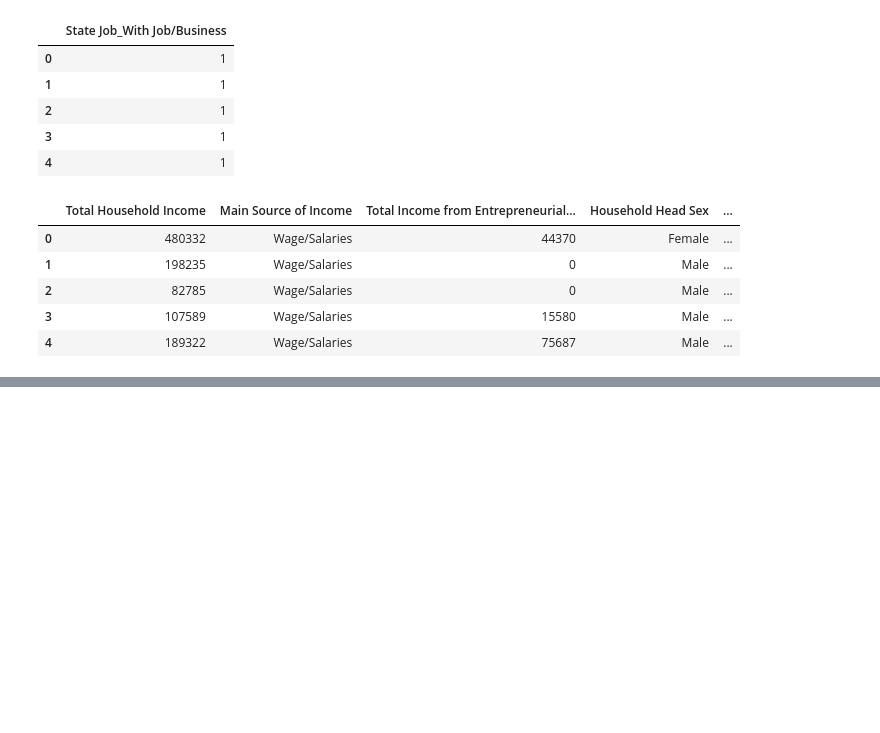
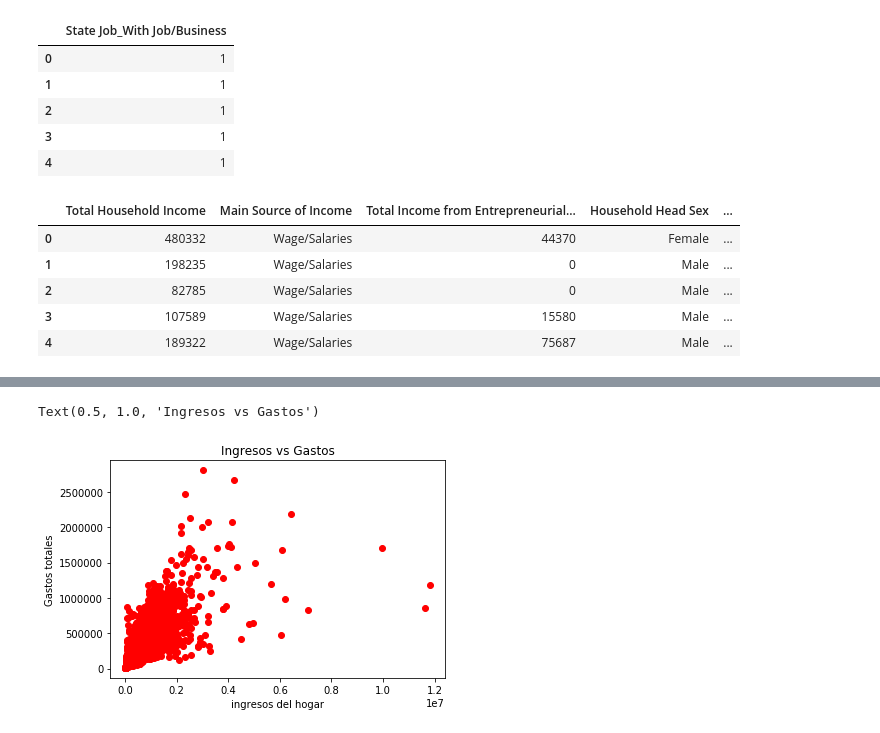
Before and after one commit to luisbenitez02/MachineLearningExamples, a Jupyter notebook: notebooks/02-MultiLinnearRegression-Categorical Varaibles.ipynb, the cells around one changed output, grey strips where cells are left out. Drawn from its saved outputs; the diff is of its cells as text; code cells hidden in the pictures; blank space fills up the shorter version.

```diff
--- a/notebooks/02-MultiLinnearRegression-Categorical Varaibles.ipynb
+++ b/notebooks/02-MultiLinnearRegression-Categorical Varaibles.ipynb
@@ -326,0 +368,15 @@ data_new.head()
+# %%
+%matplotlib inline
+data_grafic = data_new #copia del dataset (exclusiva para hacer cirugia al momento de graficar)
+
+data_grafic["Total Household Income"] = data_grafic["Total Household Income"].dropna()#borro columnas vacias
+data_grafic["Total Expenses"] = data_grafic["Total Expenses"].dropna()#borro columnas vacias
+plt.plot(data_grafic["Total Household Income"], data_grafic["Total Expenses"], "ro")#primero dato en x,y ; luego rojo y en bolitas
+
+#pongo titulos a ejes
+plt.xlabel("ingresos del hogar")
+plt.ylabel("Gastos totales")
+plt.title("Ingresos vs Gastos")
+# %% [output]
+Text(0.5, 1.0, 'Ingresos vs Gastos')
+[figure, added]
```
Also changed, not shown: parts of 11 cells of this notebook, 2 other files.
